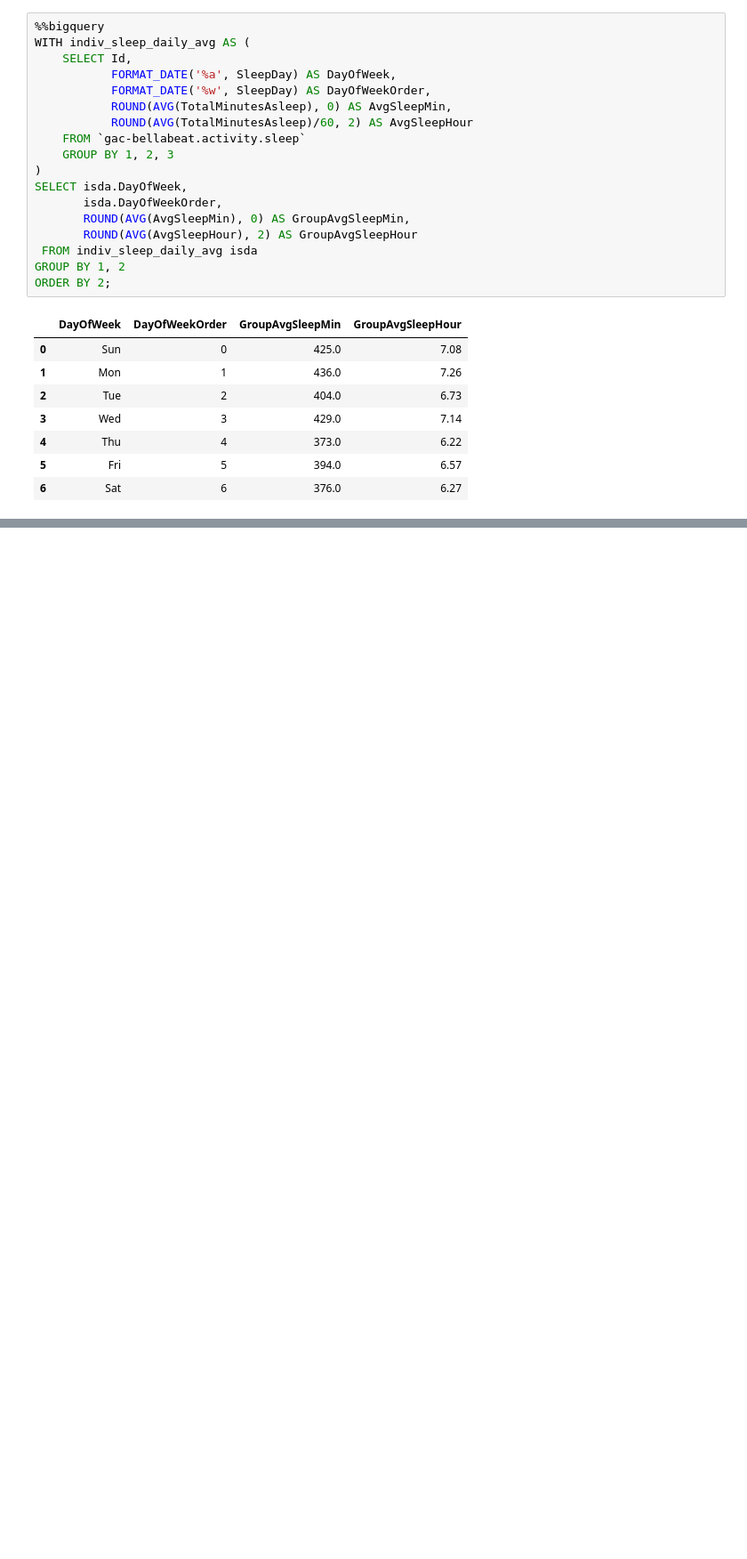
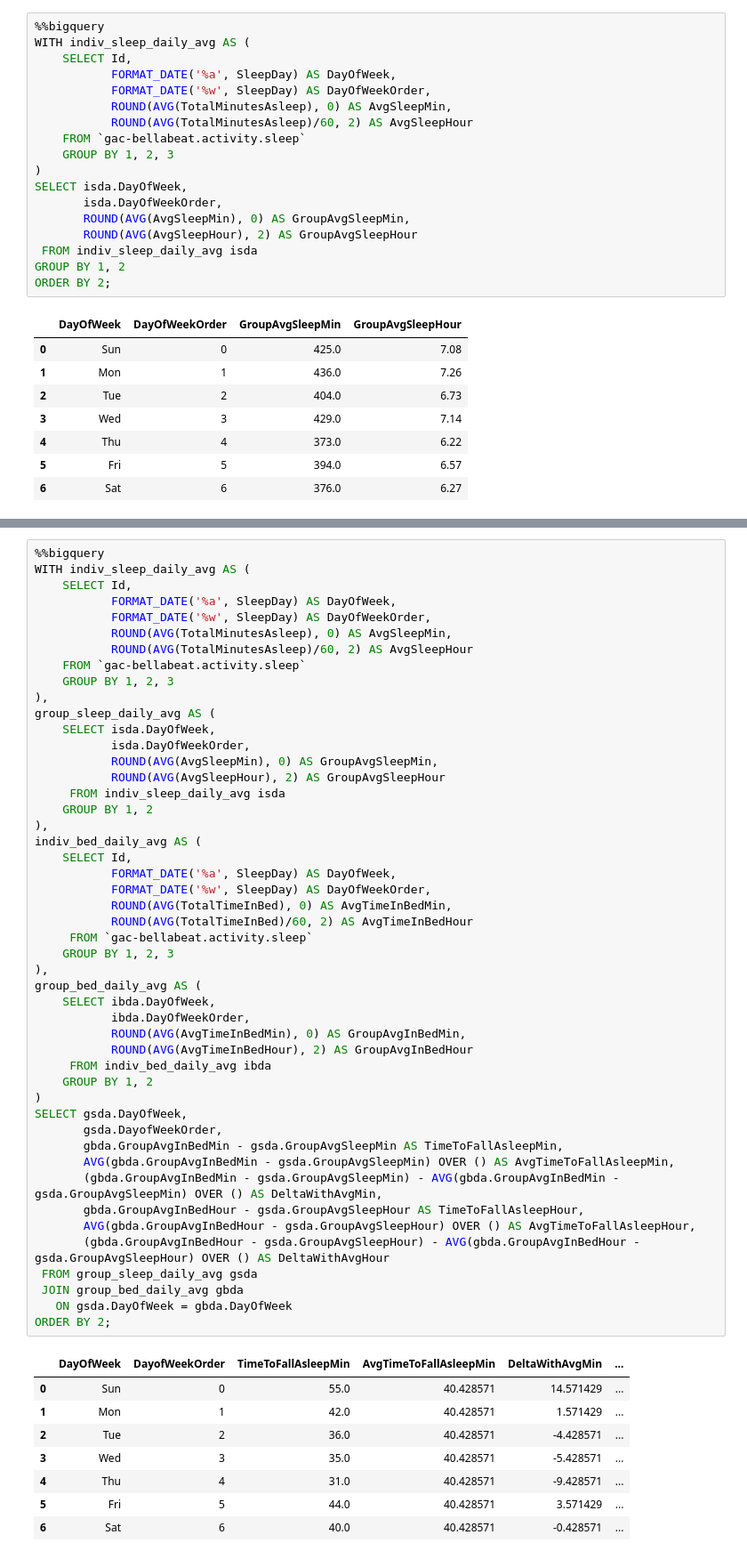
Before and after one commit to phlln/bellabeat-analysis, a Jupyter notebook: bellabeat_bigquery_playground.ipynb, the cells around one changed output, grey strips where cells are left out. Shown at 89% size. Saved outputs shown, nothing was run; the diff lists cells and outputs as text; blank space fills up the shorter version.

Commit message:
Added delta calcs for time to fall asleep

```diff
--- a/bellabeat_bigquery_playground.ipynb
+++ b/bellabeat_bigquery_playground.ipynb
@@ -1249,3 +1249,60 @@ ORDER BY 2
 | 4 | Thu | 4 | 404.0 | 6.73 |
 | 5 | Fri | 5 | 438.0 | 7.30 |
 | 6 | Sat | 6 | 416.0 | 6.93 |
+# %%
+%%bigquery
+WITH indiv_sleep_daily_avg AS (
+    SELECT Id,
+           FORMAT_DATE('%a', SleepDay) AS DayOfWeek,
+           FORMAT_DATE('%w', SleepDay) AS DayOfWeekOrder,
+           ROUND(AVG(TotalMinutesAsleep), 0) AS AvgSleepMin,
+           ROUND(AVG(TotalMinutesAsleep)/60, 2) AS AvgSleepHour
+    FROM `gac-bellabeat.activity.sleep`
+    GROUP BY 1, 2, 3
+),
+group_sleep_daily_avg AS (
+    SELECT isda.DayOfWeek,
+           isda.DayOfWeekOrder,
+           ROUND(AVG(AvgSleepMin), 0) AS GroupAvgSleepMin,
+           ROUND(AVG(AvgSleepHour), 2) AS GroupAvgSleepHour
+     FROM indiv_sleep_daily_avg isda
+    GROUP BY 1, 2
+),
+indiv_bed_daily_avg AS (
+    SELECT Id,
+           FORMAT_DATE('%a', SleepDay) AS DayOfWeek,
+           FORMAT_DATE('%w', SleepDay) AS DayOfWeekOrder,
+           ROUND(AVG(TotalTimeInBed), 0) AS AvgTimeInBedMin,
+           ROUND(AVG(TotalTimeInBed)/60, 2) AS AvgTimeInBedHour
+     FROM `gac-bellabeat.activity.sleep`
+    GROUP BY 1, 2, 3
+),
+group_bed_daily_avg AS (
+    SELECT ibda.DayOfWeek,
+           ibda.DayOfWeekOrder,
+           ROUND(AVG(AvgTimeInBedMin), 0) AS GroupAvgInBedMin,
+           ROUND(AVG(AvgTimeInBedHour), 2) AS GroupAvgInBedHour
+     FROM indiv_bed_daily_avg ibda
+    GROUP BY 1, 2
+)
+SELECT gsda.DayOfWeek,
+       gsda.DayofWeekOrder,
+       gbda.GroupAvgInBedMin - gsda.GroupAvgSleepMin AS TimeToFallAsleepMin,
+       AVG(gbda.GroupAvgInBedMin - gsda.GroupAvgSleepMin) OVER () AS AvgTimeToFallAsleepMin,
+       (gbda.GroupAvgInBedMin - gsda.GroupAvgSleepMin) - AVG(gbda.GroupAvgInBedMin - gsda.GroupAvgSleepMin) OVER () AS DeltaWithAvgMin,
+       gbda.GroupAvgInBedHour - gsda.GroupAvgSleepHour AS TimeToFallAsleepHour,
+       AVG(gbda.GroupAvgInBedHour - gsda.GroupAvgSleepHour) OVER () AS AvgTimeToFallAsleepHour,
+       (gbda.GroupAvgInBedHour - gsda.GroupAvgSleepHour) - AVG(gbda.GroupAvgInBedHour - gsda.GroupAvgSleepHour) OVER () AS DeltaWithAvgHour
+ FROM group_sleep_daily_avg gsda
+ JOIN group_bed_daily_avg gbda
+   ON gsda.DayOfWeek = gbda.DayOfWeek
+ORDER BY 2;
+# %% [output]
+|  | DayOfWeek | DayofWeekOrder | TimeToFallAsleepMin | AvgTimeToFallAsleepMin | DeltaWithAvgMin | ... |
+| 0 | Sun | 0 | 55.0 | 40.428571 | 14.571429 | ... |
+| 1 | Mon | 1 | 42.0 | 40.428571 | 1.571429 | ... |
+| 2 | Tue | 2 | 36.0 | 40.428571 | -4.428571 | ... |
+| 3 | Wed | 3 | 35.0 | 40.428571 | -5.428571 | ... |
+| 4 | Thu | 4 | 31.0 | 40.428571 | -9.428571 | ... |
+| 5 | Fri | 5 | 44.0 | 40.428571 | 3.571429 | ... |
+| 6 | Sat | 6 | 40.0 | 40.428571 | -0.428571 | ... |
```
Also changed, not shown: parts of 1 cell of this notebook.
